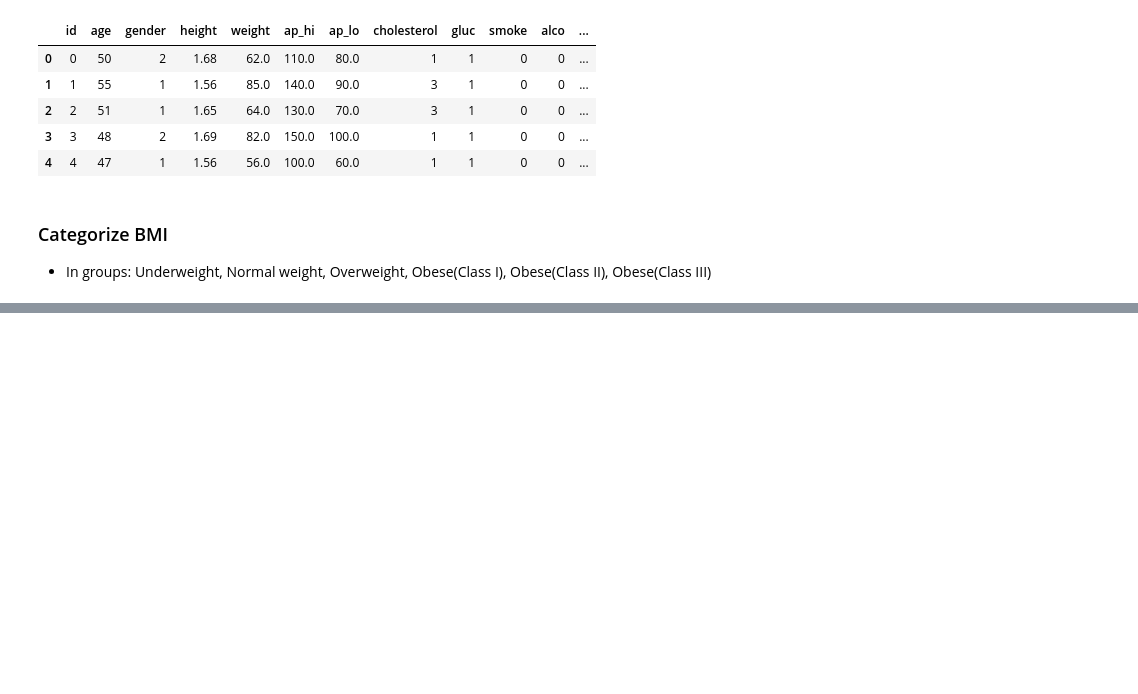
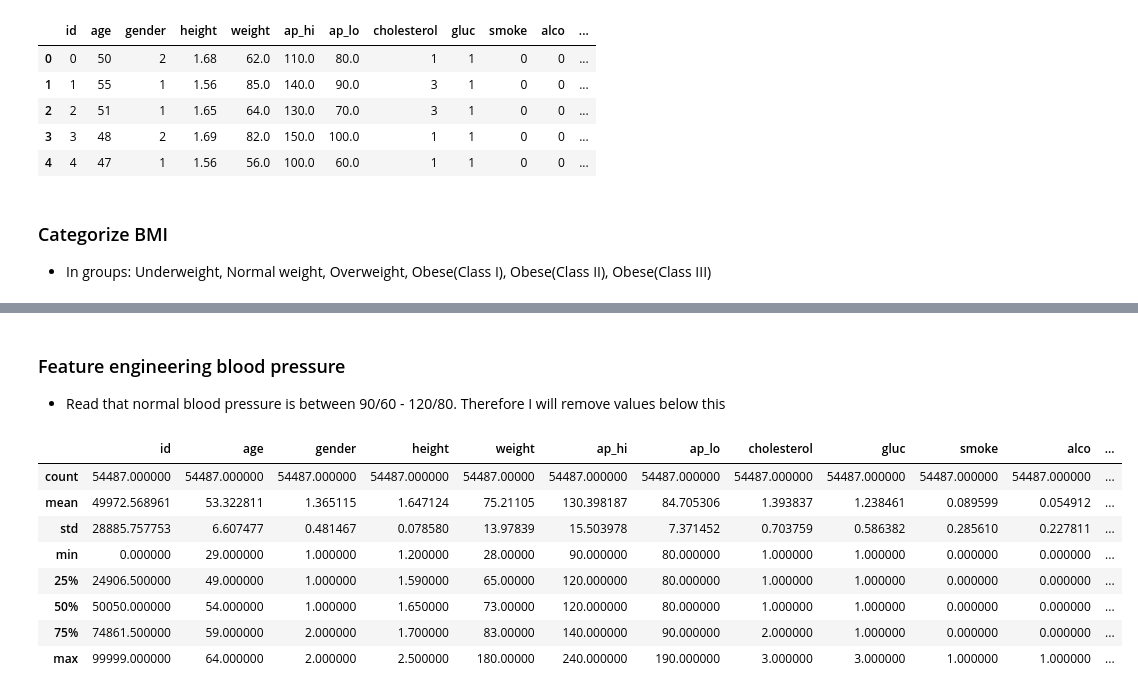
Before and after one commit to SauronGunnars/Machine-learning-Sara-Gunnars, a Jupyter notebook: Lab/disease_prediction.ipynb, the cells around one changed output, grey strips where cells are left out. Cells and saved outputs as stored; diff of their text form; code cells hidden in the pictures; blank space fills up the shorter version.

Commit message:
cleaned blood pressure samples

```diff
--- a/Lab/disease_prediction.ipynb
+++ b/Lab/disease_prediction.ipynb
@@ -350,0 +354,16 @@ df_bmi.head()
+# %% [markdown]
+### Feature engineering blood pressure
+- Read that normal blood pressure is between 90/60 - 120/80. Therefore I will remove  values below this
+# %%
+df_health = df_bmi.query('ap_lo > 79 and ap_hi > 89' )
+df_health.describe()
+# %% [output]
+|  | id | age | gender | height | weight | ap_hi | ap_lo | cholesterol | gluc | smoke | alco | ... |
+| count | 54487.000000 | 54487.000000 | 54487.000000 | 54487.000000 | 54487.00000 | 54487.000000 | 54487.000000 | 54487.000000 | 54487.000000 | 54487.000000 | 54487.000000 | ... |
+| mean | 49972.568961 | 53.322811 | 1.365115 | 1.647124 | 75.21105 | 130.398187 | 84.705306 | 1.393837 | 1.238461 | 0.089599 | 0.054912 | ... |
+| std | 28885.757753 | 6.607477 | 0.481467 | 0.078580 | 13.97839 | 15.503978 | 7.371452 | 0.703759 | 0.586382 | 0.285610 | 0.227811 | ... |
+| min | 0.000000 | 29.000000 | 1.000000 | 1.200000 | 28.00000 | 90.000000 | 80.000000 | 1.000000 | 1.000000 | 0.000000 | 0.000000 | ... |
+| 25% | 24906.500000 | 49.000000 | 1.000000 | 1.590000 | 65.00000 | 120.000000 | 80.000000 | 1.000000 | 1.000000 | 0.000000 | 0.000000 | ... |
+| 50% | 50050.000000 | 54.000000 | 1.000000 | 1.650000 | 73.00000 | 120.000000 | 80.000000 | 1.000000 | 1.000000 | 0.000000 | 0.000000 | ... |
+| 75% | 74861.500000 | 59.000000 | 2.000000 | 1.700000 | 83.00000 | 140.000000 | 90.000000 | 2.000000 | 1.000000 | 0.000000 | 0.000000 | ... |
+| max | 99999.000000 | 64.000000 | 2.000000 | 2.500000 | 180.00000 | 240.000000 | 190.000000 | 3.000000 | 3.000000 | 1.000000 | 1.000000 | ... |
```
Also changed, not shown: parts of 1 cell of this notebook.
